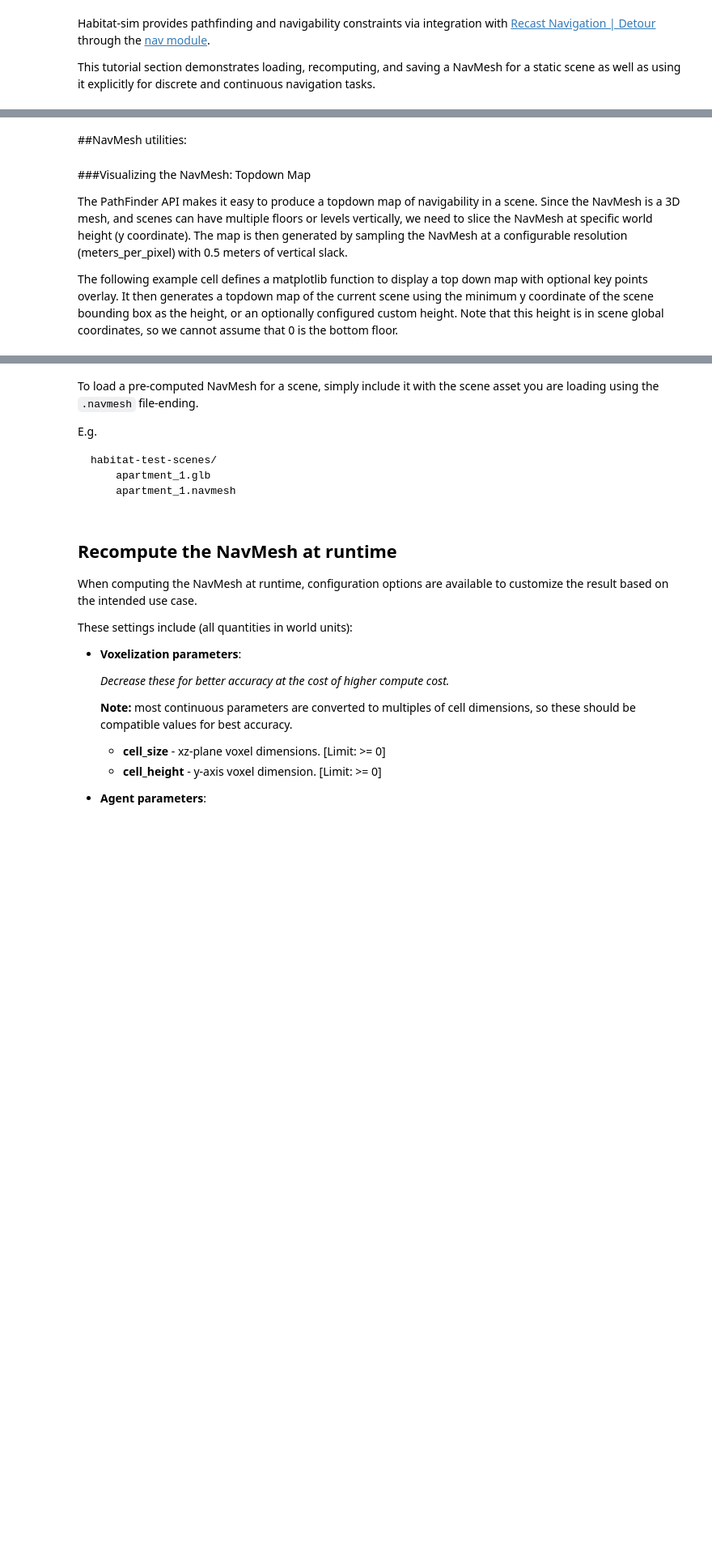
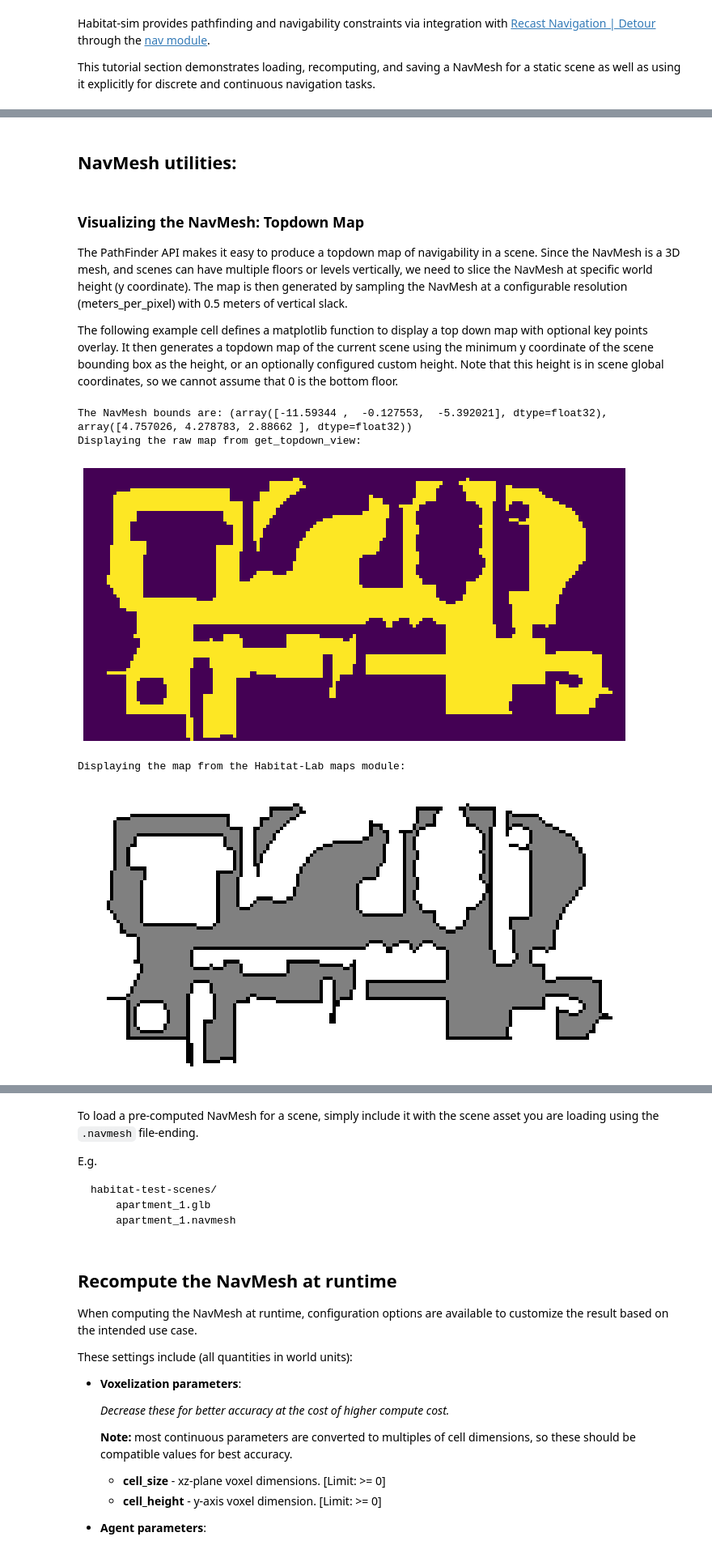
Before and after one commit to CarlosGual/habitat-demos, a Jupyter notebook: ECCV_2020_Navigation.ipynb, the cells around one changed output, grey strips where cells are left out. Shown at 81% size. Cells and saved outputs as stored; diff of their text form; code cells hidden in the pictures; blank space fills up the shorter version.

```diff
--- a/ECCV_2020_Navigation.ipynb
+++ b/ECCV_2020_Navigation.ipynb
@@ -237,7 +220,7 @@ navigateAndSee(action)
 # %%
 # @title Configure Sim Settings
 
-test_scene = "./data/scene_datasets/mp3d_example/17DRP5sb8fy/17DRP5sb8fy.glb"
+test_scene = "/home/carlos/repositorios/habitat-sim/data/scene_datasets/mp3d_example/17DRP5sb8fy/17DRP5sb8fy.glb"
 
 rgb_sensor = True  # @param {type:"boolean"}
 depth_sensor = True  # @param {type:"boolean"}
@@ -397,14 +410,17 @@ A navigation mesh (NavMesh) is a collection of two-dimensional convex polygons (
 
 Using a NavMesh approximation of navigability, an agent is embodied as a rigid cylinder aligned with the gravity direction. The NavMesh is then computed by voxelizing the static scene and generating polygons on the top surfaces of solid voxels where the cylinder would sit without intersection or overhanging and respecting configured constraints such as maximum climbable slope and step-height.
 # %% [markdown]
-##NavMesh utilities:
+## NavMesh utilities:
 # %% [markdown]
-###Visualizing the NavMesh: Topdown Map
+### Visualizing the NavMesh: Topdown Map
 
 The PathFinder API makes it easy to produce a topdown map of navigability in a scene. Since the NavMesh is a 3D mesh, and scenes can have multiple floors or levels vertically, we need to slice the NavMesh at specific world height (y coordinate). The map is then generated by sampling the NavMesh at a configurable resolution (meters_per_pixel) with 0.5 meters of vertical slack.
 
 The following example cell defines a matplotlib function to display a top down map with optional key points overlay. It then generates a topdown map of the current scene using the minimum y coordinate of the scene bounding box as the height, or an optionally configured custom height. Note that this height is in scene global coordinates, so we cannot assume that 0 is the bottom floor.
 # %%
+from habitat.utils.visualizations import maps
+output_path = './data/'
+
 # convert 3d points to 2d topdown coordinates
 def convert_points_to_topdown(pathfinder, points, meters_per_pixel):
     points_topdown = []
@@ -442,33 +458,39 @@ height = 1  # @param {type:"slider", min:-10, max:10, step:0.1}
 
 print("The NavMesh bounds are: " + str(sim.pathfinder.get_bounds()))
 if not custom_height:
     # get bounding box minumum elevation for automatic height
     height = sim.pathfinder.get_bounds()[0][1]
 
 if not sim.pathfinder.is_loaded:
     print("Pathfinder not initialized, aborting.")
 else:
     # @markdown You can get the topdown map directly from the Habitat-sim API with *PathFinder.get_topdown_view*.
     # This map is a 2D boolean array
     sim_topdown_map = sim.pathfinder.get_topdown_view(meters_per_pixel, height)
 
     if display:
         # @markdown Alternatively, you can process the map using the Habitat-Lab [maps module](https://github.com/facebookresearch/habitat-lab/blob/main/habitat/utils/visualizations/maps.py)
         hablab_topdown_map = maps.get_topdown_map(
             sim.pathfinder, height, meters_per_pixel=meters_per_pixel
         )
         recolor_map = np.array(
             [[255, 255, 255], [128, 128, 128], [0, 0, 0]], dtype=np.uint8
         )
         hablab_topdown_map = recolor_map[hablab_topdown_map]
         print("Displaying the raw map from get_topdown_view:")
         display_map(sim_topdown_map)
         print("Displaying the map from the Habitat-Lab maps module:")
         display_map(hablab_topdown_map)
 
         # easily save a map to file:
         map_filename = os.path.join(output_path, "top_down_map.png")
         imageio.imsave(map_filename, hablab_topdown_map)
+# %% [output]
+The NavMesh bounds are: (array([-11.59344 ,  -0.127553,  -5.392021], dtype=float32), array([4.757026, 4.278783, 2.88662 ], dtype=float32))
+Displaying the raw map from get_topdown_view:
+[figure, added]
+Displaying the map from the Habitat-Lab maps module:
+[figure, added]
 # %%
 # @markdown ## Querying the NavMesh
 
```
Also changed, not shown: parts of 18 cells of this notebook, 1 other file.
